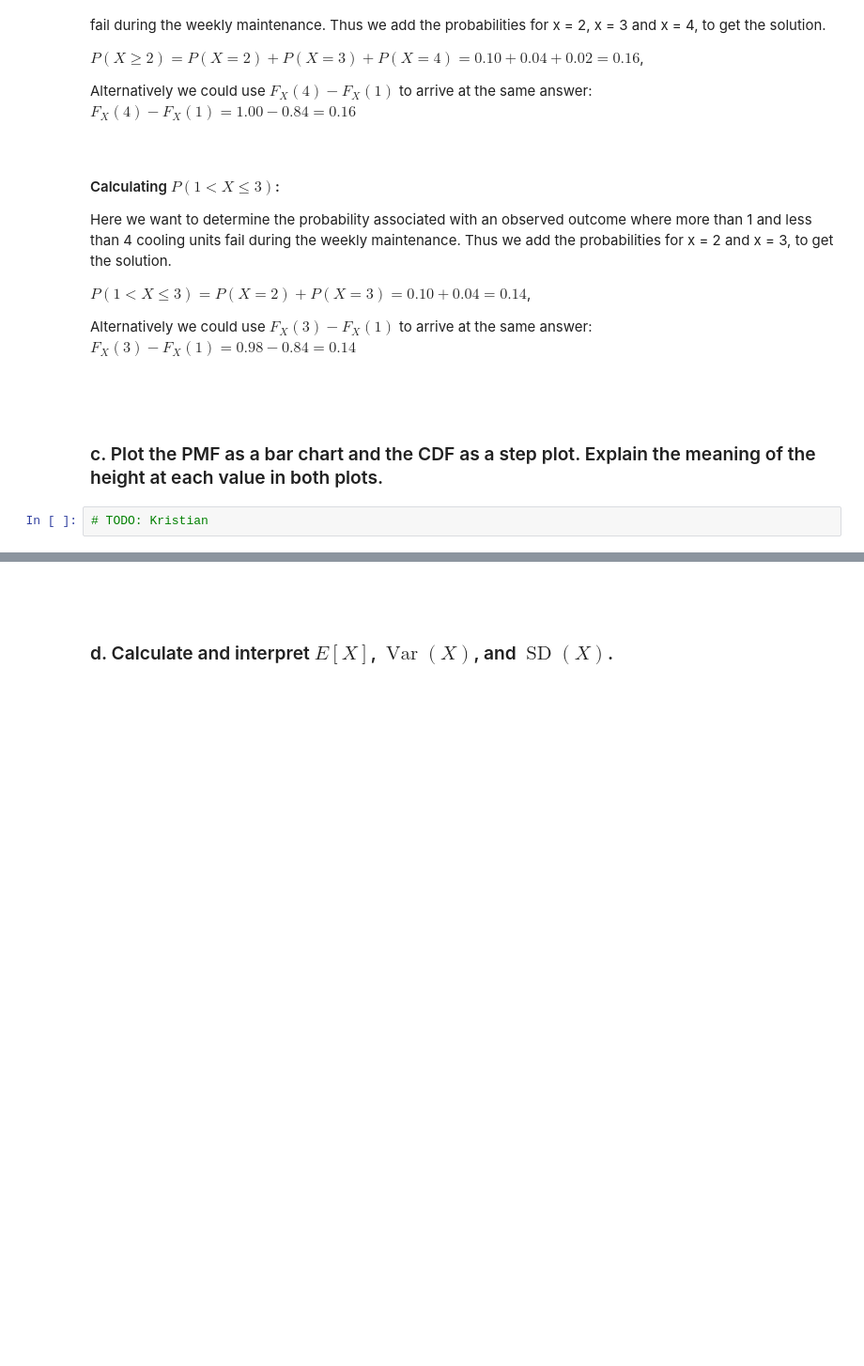
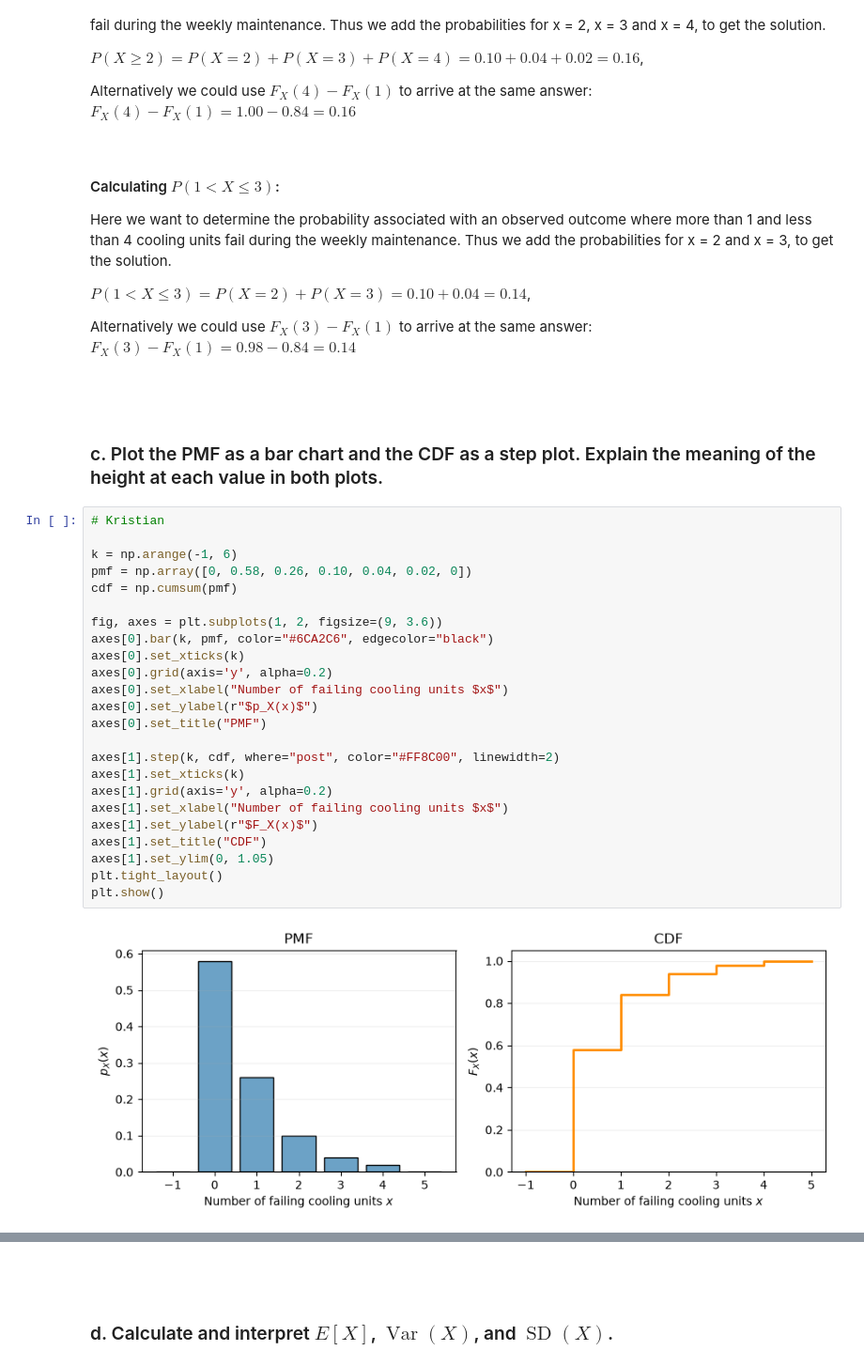
Before and after one commit to Dogmeat2000/sta1, a Jupyter notebook: assignment2/assignment2.ipynb, the cells around one changed output, grey strips where cells are left out. Shown at 94% size. Drawn from its saved outputs; the diff is of its cells as text; blank space fills up the shorter version.

```diff
--- a/assignment2/assignment2.ipynb
+++ b/assignment2/assignment2.ipynb
@@ -181,4 +183,28 @@ Alternatively we could use $F_X(3) - F_X(1)$ to arrive at the same answer: $F_X(
 <br><br>
 ### c. Plot the PMF as a bar chart and the CDF as a step plot. Explain the meaning of the height at each value in both plots.
 # %%
-# TODO: Kristian
+# Kristian
+
+k = np.arange(-1, 6)
+pmf = np.array([0, 0.58, 0.26, 0.10, 0.04, 0.02, 0])
+cdf = np.cumsum(pmf)
+
+fig, axes = plt.subplots(1, 2, figsize=(9, 3.6))
+axes[0].bar(k, pmf, color="#6CA2C6", edgecolor="black")
+axes[0].set_xticks(k)
+axes[0].grid(axis='y', alpha=0.2)
+axes[0].set_xlabel("Number of failing cooling units $x$")
+axes[0].set_ylabel(r"$p_X(x)$")
+axes[0].set_title("PMF")
+
+axes[1].step(k, cdf, where="post", color="#FF8C00", linewidth=2)
+axes[1].set_xticks(k)
+axes[1].grid(axis='y', alpha=0.2)
+axes[1].set_xlabel("Number of failing cooling units $x$")
+axes[1].set_ylabel(r"$F_X(x)$")
+axes[1].set_title("CDF")
+axes[1].set_ylim(0, 1.05)
+plt.tight_layout()
+plt.show()
+# %% [output]
+[figure, added]
```
Also changed, not shown: parts of 3 cells of this notebook.
